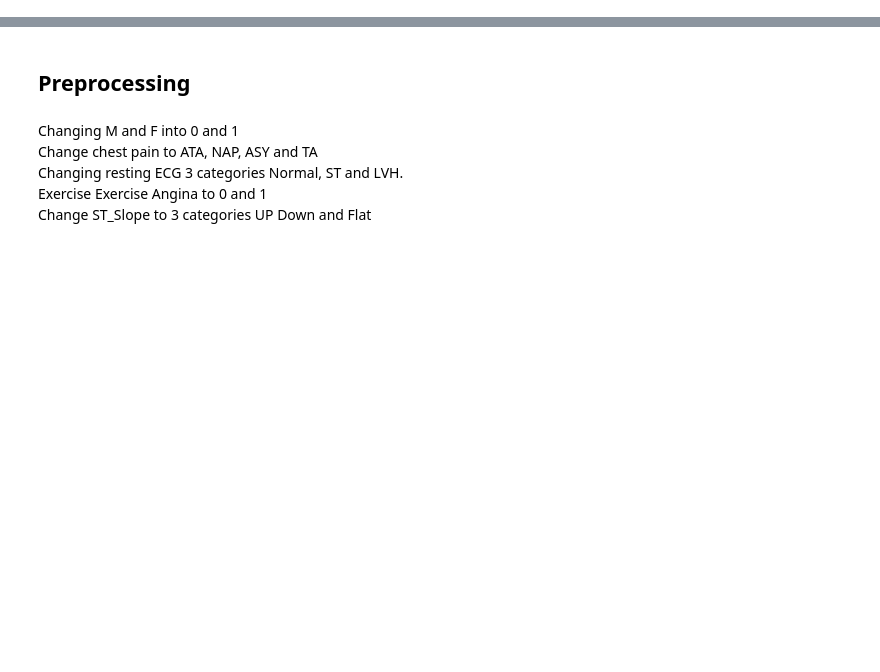
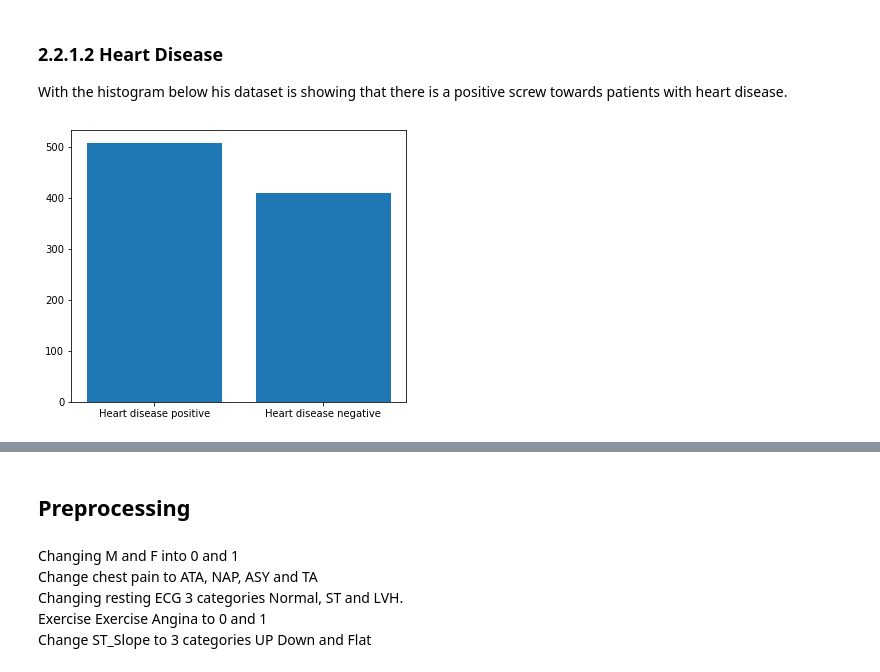
Before and after one commit to Finnian-HBLR/Health-Data-Project---Heart-Failure-Prediction, a Jupyter notebook: Heart Failure Prediction.ipynb, the cells around one changed output, grey strips where cells are left out. Saved outputs shown, nothing was run; the diff lists cells and outputs as text; code cells hidden in the pictures; blank space fills up the shorter version.

```diff
--- a/Heart Failure Prediction.ipynb
+++ b/Heart Failure Prediction.ipynb
@@ -53,0 +90,27 @@ Check for NaNs and stuff.
+# %% [markdown]
+### 2.2.1.2 Heart Disease
+With the histogram below his dataset is showing that there is a positive screw towards patients with heart disease.
+# %%
+# Counts number of positive cases and negative cases more info
+
+barDataArray = [df['HeartDisease'].value_counts()[1], df['HeartDisease'].value_counts()[0]]
+barNames = ('Heart disease positive', 'Heart disease negative')
+# Create a range of number of bar names.
+y_pos = np.arange(len(barNames))
+
+# Add bar data
+plt.bar(y_pos, barDataArray)
+
+# Add bar labels
+plt.xticks(y_pos, barNames)
+
+# Change size
+plt.gcf().set_size_inches(6, 5)
+
+# Show graphic
+plt.show()
+
+# More info: https://towardsdatascience.com/change-figure-size-matplotlib-11a409f39584
+# https://www.width.ai/pandas/count-specific-value-in-column-with-pandas
+# %% [output]
+[figure, added]
```
Also changed, not shown: parts of 22 cells of this notebook.
